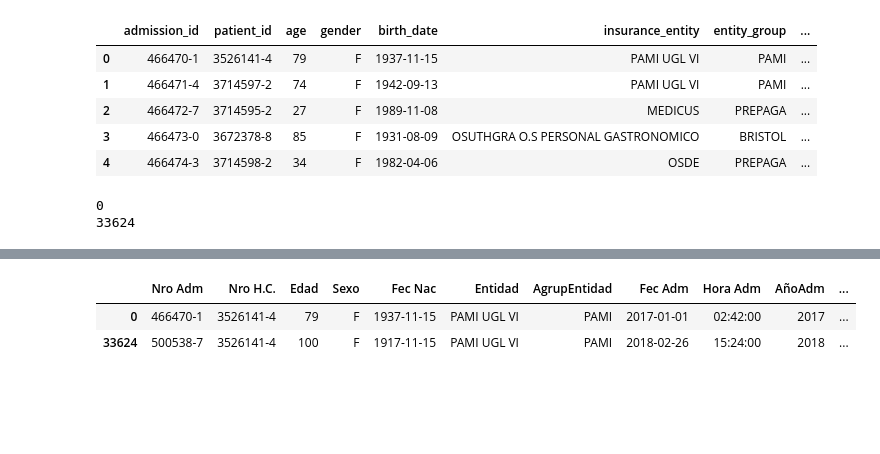
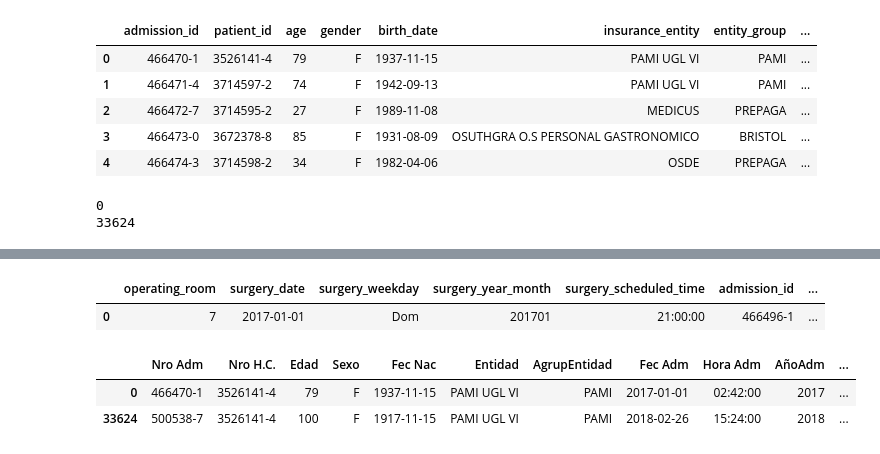
Before and after one commit to josedallavia/A-Machine-Learning-Approach-for-Optimization-of-Hospital-Bed-Utilization, a Jupyter notebook: Draft_hospital_classes.ipynb, the cells around one changed output, grey strips where cells are left out. Cells and saved outputs as stored; diff of their text form; code cells hidden in the pictures; blank space fills up the shorter version.

```diff
--- a/Draft_hospital_classes.ipynb
+++ b/Draft_hospital_classes.ipynb
@@ -220,3 +201,8 @@ Name: admission_date, dtype: object
+# %%
+db['surgeries'][db['surgeries'].patient_id == '654803-6']
+# %% [output]
+|  | operating_room | surgery_date | surgery_weekday | surgery_year_month | surgery_scheduled_time | admission_id | ... |
+| 0 | 7 | 2017-01-01 | Dom | 201701 | 21:00:00 | 466496-1 | ... |
 # %%
 
 
```
Also changed, not shown: parts of 18 cells of this notebook.
